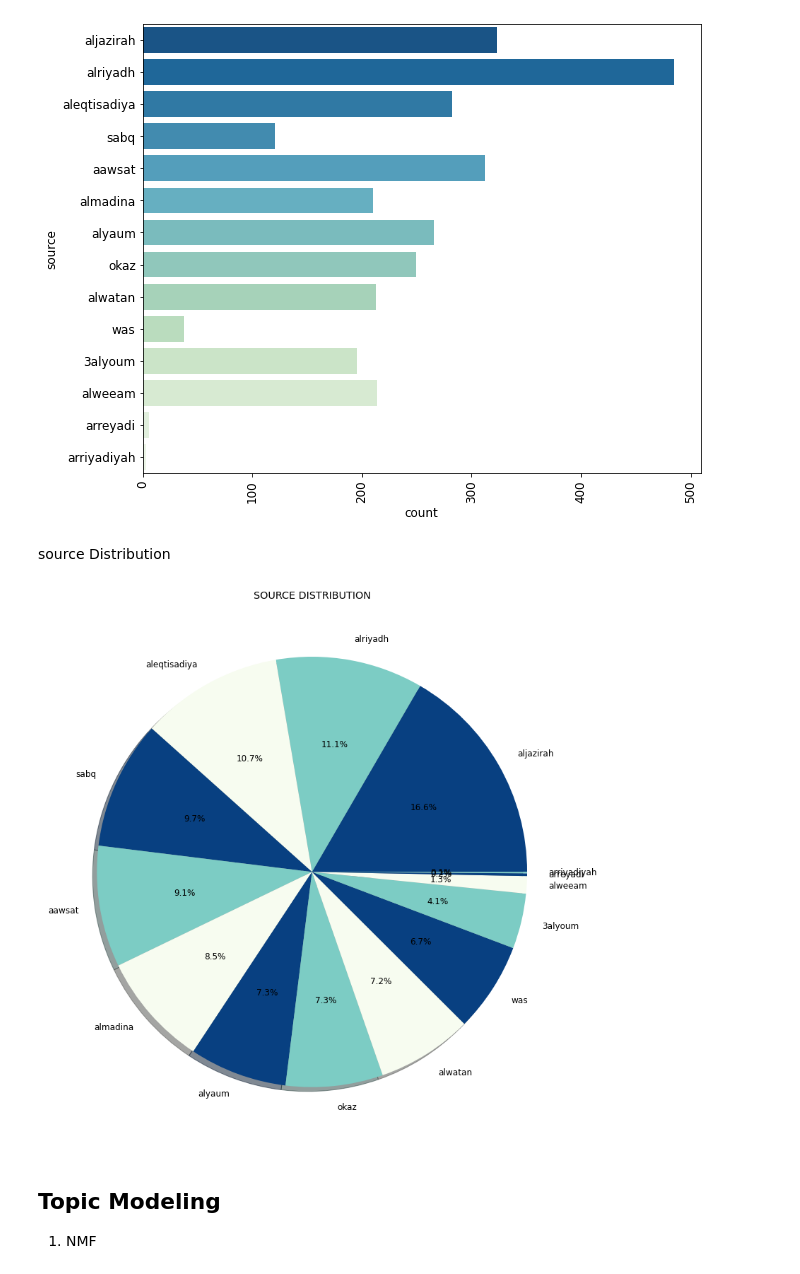
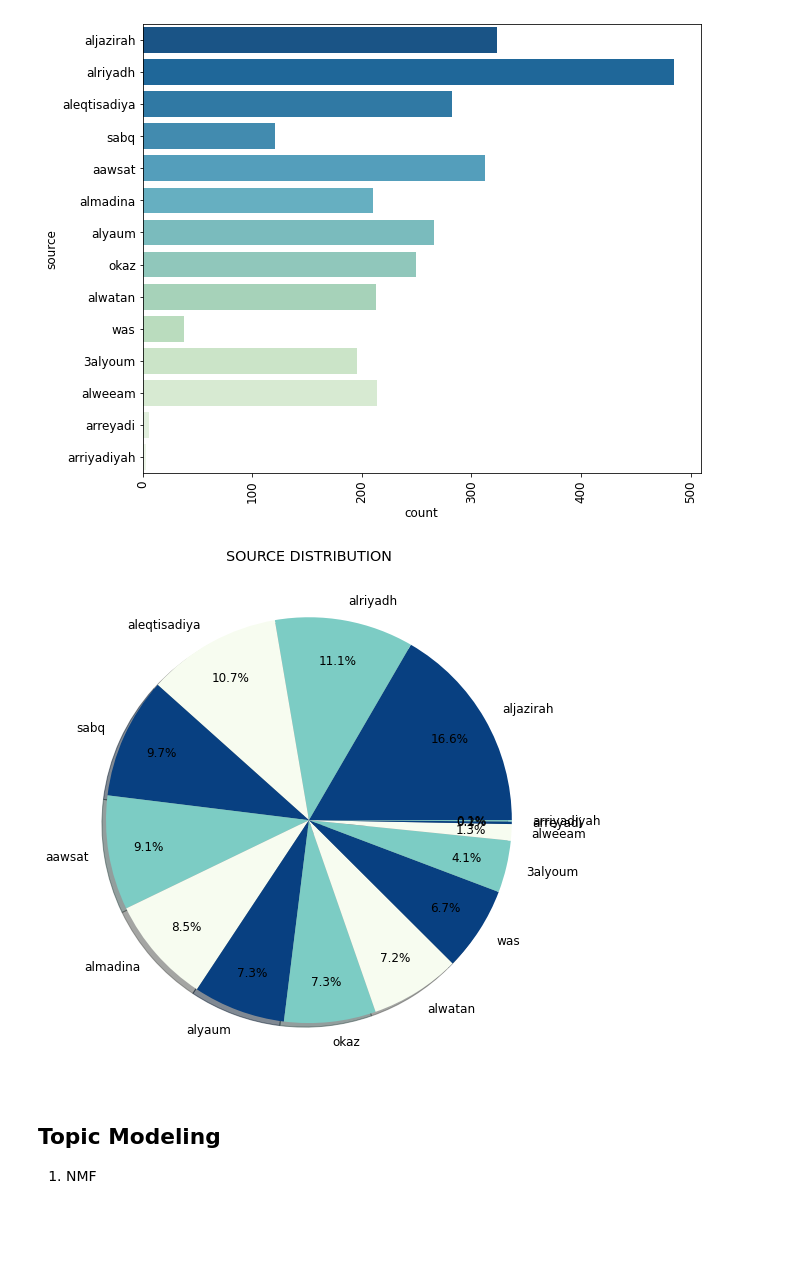
Before and after one commit to REHAB199/NLP-SaudiNewsNet, a Jupyter notebook: Code/nlp-saudi-news.ipynb, the cells around one changed output. Saved outputs shown, nothing was run; the diff lists cells and outputs as text; code cells hidden in the pictures; blank space fills up the shorter version.

```diff
--- a/Code/nlp-saudi-news.ipynb
+++ b/Code/nlp-saudi-news.ipynb
@@ -328,23 +363,21 @@ plt.xticks(rotation=90)
 sns.countplot(y="source", data=df, palette='GnBu_r');
 # %% [output]
 [figure]
-# %% [markdown]
-source Distribution
 # %%
 targetCounts = df['source'].value_counts()
 targetLabels  = df['source'].unique()
 # Make square figures and axes
-plt.figure(1, figsize=(30,30))
+plt.figure(1, figsize=(20,20))
 the_grid = GridSpec(2, 2)
 
 #Blues_r #PuBuGn #Sequential
 cmap = plt.get_cmap('GnBu_r')
 colors = [cmap(i) for i in np.linspace(0, 1, 3)]
 plt.subplot(the_grid[0, 1], aspect=1, title='SOURCE DISTRIBUTION')
 
-source_pie = plt.pie(targetCounts, labels=targetLabels, autopct='%1.1f%%', shadow=True, colors=colors)
+source_pie = plt.pie(targetCounts, labels=targetLabels, pctdistance=0.8, autopct='%1.1f%%', shadow=True, colors=colors)
 # %% [output]
-[figure, old version]
+[figure, new version]
 # %% [markdown]
 ## **Topic Modeling**
 
```
Also changed, not shown: parts of 27 cells of this notebook.
